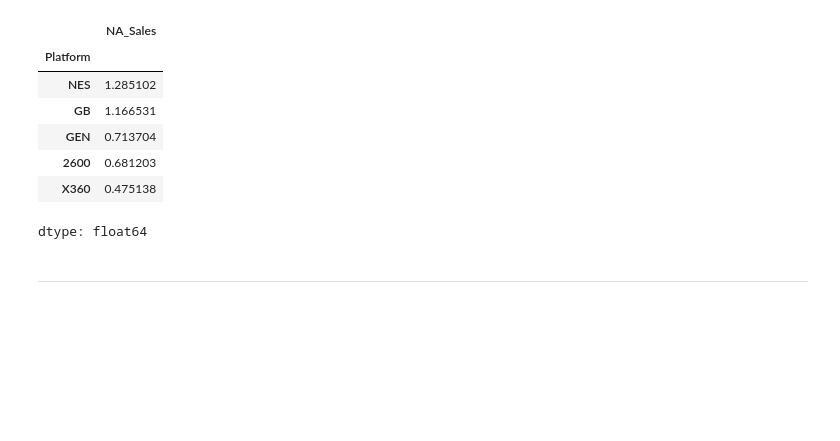
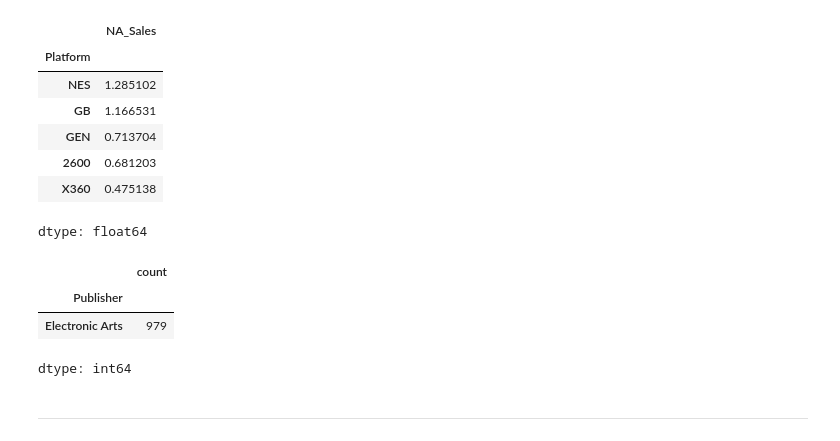
Before and after one commit to MariPinas/data_science_2025, a Jupyter notebook: notebooks/Lab03_Essential_Libs_PartII/Exercicio_pandas.ipynb, the cells around one changed output. Drawn from its saved outputs; the diff is of its cells as text; code cells hidden in the pictures; blank space fills up the shorter version.

```diff
--- a/notebooks/Lab03_Essential_Libs_PartII/Exercicio_pandas.ipynb
+++ b/notebooks/Lab03_Essential_Libs_PartII/Exercicio_pandas.ipynb
@@ -271,5 +271,16 @@ maiorMedia.sort_values(ascending = False).head(5)
 | 2600 | 0.681203 |
 | X360 | 0.475138 |
 dtype: float64
+# %%
+# Qual publisher lançou o maior número de jogos entre os anos de 2000 e 2010?
+# Dica: Filtre as linhas com Year entre 2000 e 2010 e conte os jogos por Publisher
+
+filtro = df_vgsales[(df_vgsales['Year'] >= 2000) & (df_vgsales['Year'] <= 2010)]['Publisher'].value_counts().sort_values(ascending=False)
+filtro.head(1)
+# %% [output]
+|  | count |
+| Publisher |  |
+| Electronic Arts | 979 |
+dtype: int64
 # %% [markdown]
 ---
```
